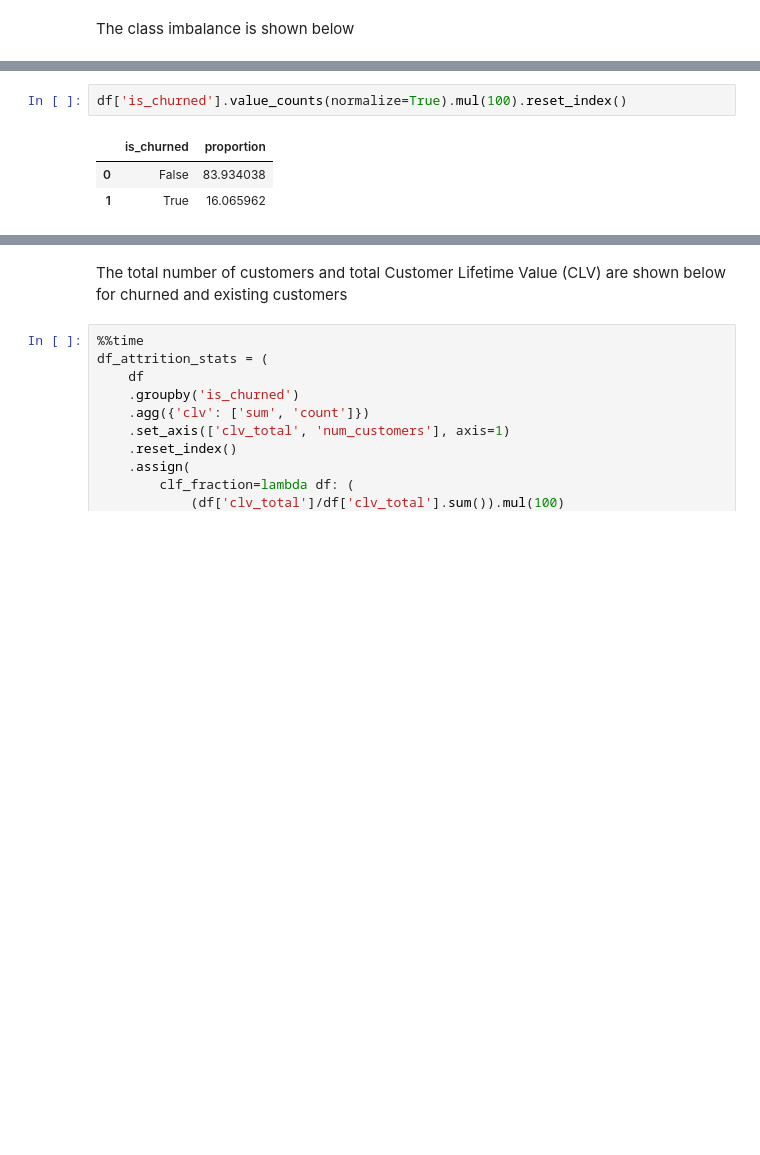
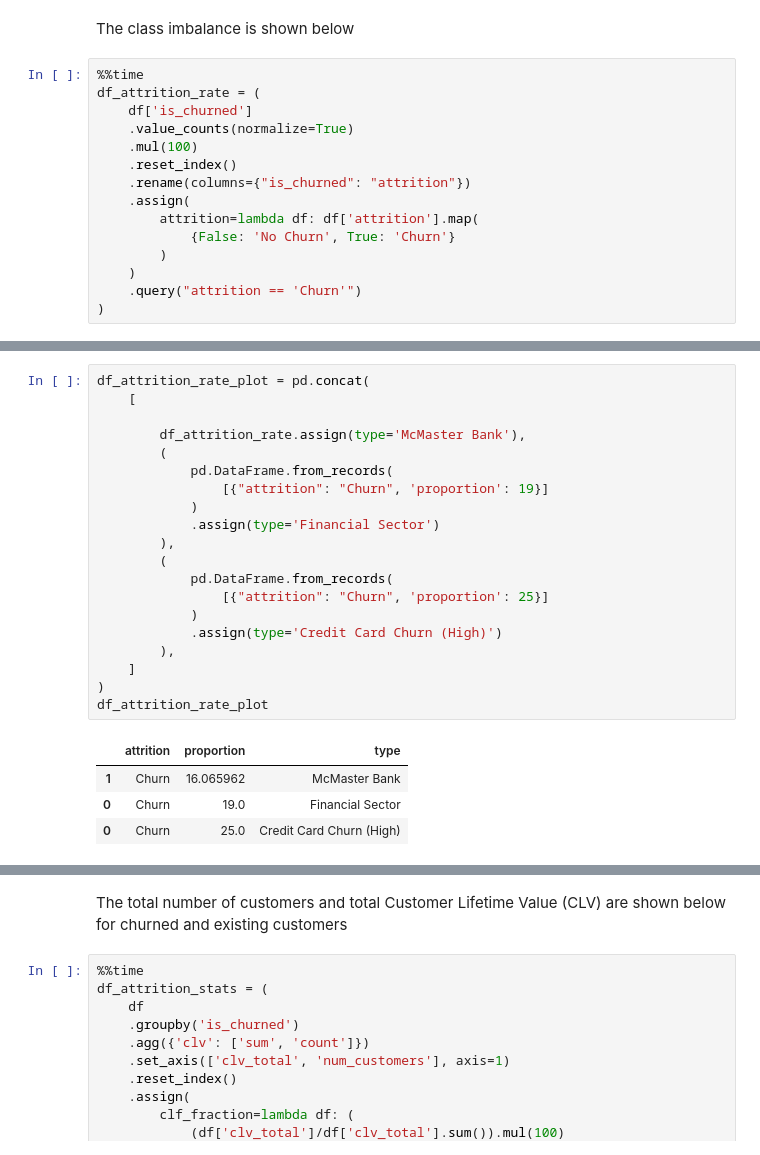
Before and after one commit to edesz/credit-card-churn, a Jupyter notebook: notebooks/02_scoping.ipynb, the cells around one changed output, grey strips where cells are left out. Cells and saved outputs as stored; diff of their text form; blank space fills up the shorter version.

```diff
--- a/notebooks/02_scoping.ipynb
+++ b/notebooks/02_scoping.ipynb
@@ -103,2 +135,17 @@ df
 # %% [markdown]
 The class imbalance is shown below
+# %%
+%%time
+df_attrition_rate = (
+    df['is_churned']
+    .value_counts(normalize=True)
+    .mul(100)
+    .reset_index()
+    .rename(columns={"is_churned": "attrition"})
+    .assign(
+        attrition=lambda df: df['attrition'].map(
+            {False: 'No Churn', True: 'Churn'}
+        )
+    )
+    .query("attrition == 'Churn'")
+)
@@ -105,6 +155,25 @@ The class imbalance is shown below
 # %%
-df['is_churned'].value_counts(normalize=True).mul(100).reset_index()
+df_attrition_rate_plot = pd.concat(
+    [
+
+        df_attrition_rate.assign(type='McMaster Bank'),
+        (
+            pd.DataFrame.from_records(
+                [{"attrition": "Churn", 'proportion': 19}]
+            )
+            .assign(type='Financial Sector')
+        ),
+        (
+            pd.DataFrame.from_records(
+                [{"attrition": "Churn", 'proportion': 25}]
+            )
+            .assign(type='Credit Card Churn (High)')
+        ),
+    ]
+)
+df_attrition_rate_plot
 # %% [output]
-|  | is_churned | proportion |
-| 0 | False | 83.934038 |
-| 1 | True | 16.065962 |
+|  | attrition | proportion | type |
+| 1 | Churn | 16.065962 | McMaster Bank |
+| 0 | Churn | 19.0 | Financial Sector |
+| 0 | Churn | 25.0 | Credit Card Churn (High) |
```
Also changed, not shown: parts of 9 cells of this notebook, 3 other files.
